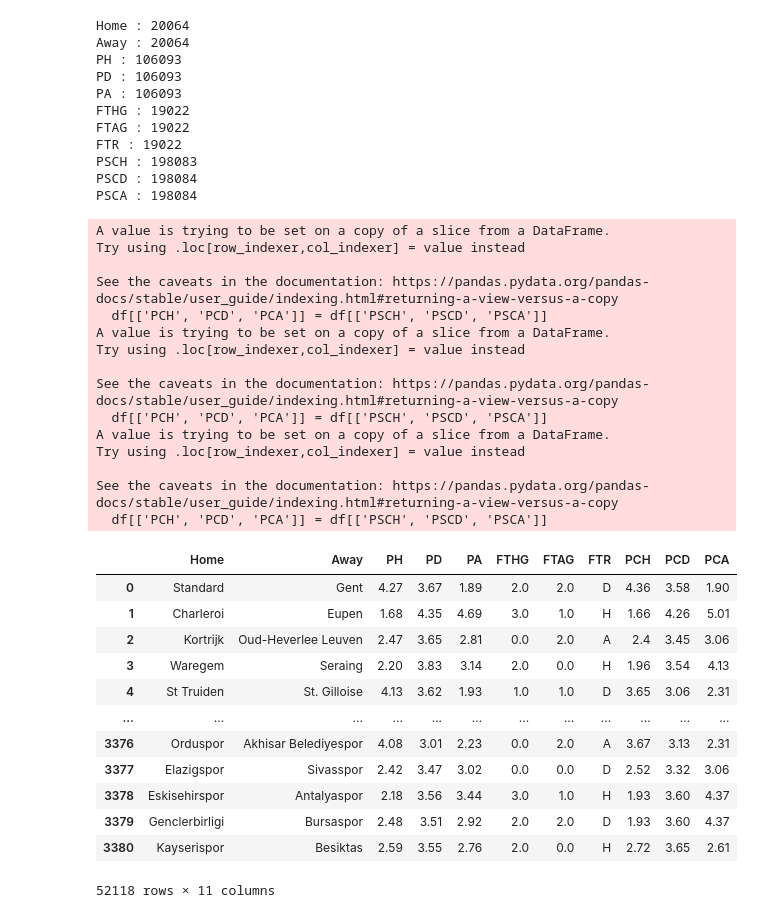
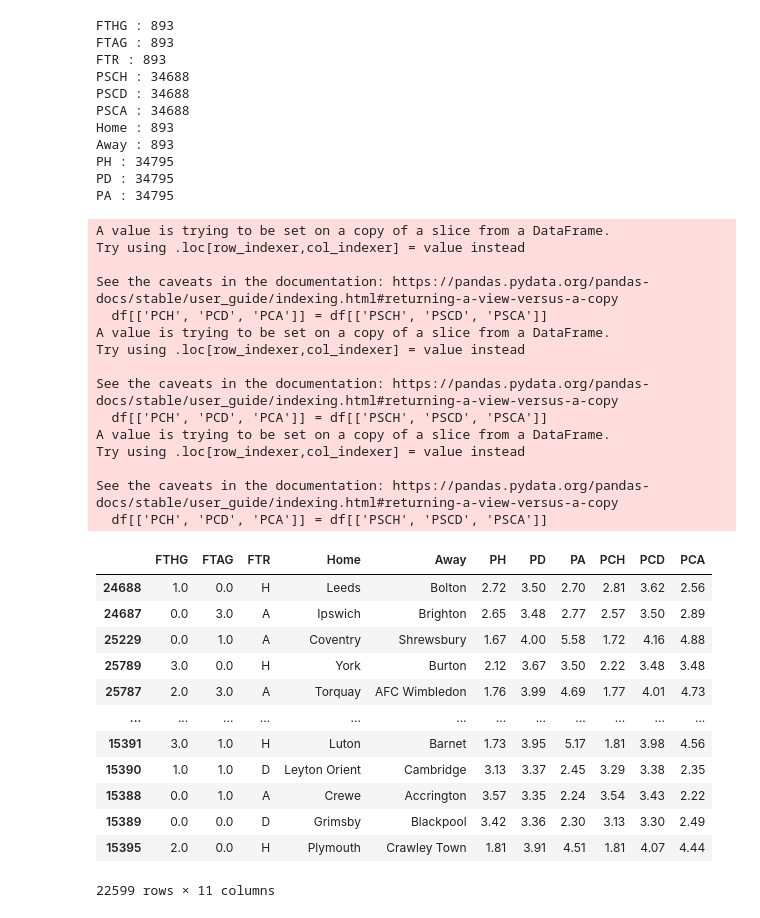
Before and after one commit to MatejFrnka/ScalableML-project, a Jupyter notebook: clean_data.ipynb, the cells around one changed output. Cells and saved outputs as stored; diff of their text form; code cells hidden in the pictures.

```diff
--- a/clean_data.ipynb
+++ b/clean_data.ipynb
@@ -99,0 +100,3 @@ Unnamed: 53 : 250201
+# %%
+df = df.sort_values('Date')
+df
@@ -100,4 +117,4 @@ Unnamed: 53 : 250201
 # %%
-premier_league_df = df.loc[df['Div'] == 'E0']
-df = df.loc[df['Div'] != 'E0']
+premier_league_df = df.loc[df['League'] == 'E0']
+df = df.loc[df['League'] != 'E0']
 premier_league_df
@@ -146,0 +135,9 @@ df
+# %%
+columns_to_keep = ['Date', 'Home', 'Away', 'PH', 'PD', 'PA', 'FTHG', 'FTAG', 'FTR', 'PSCH', 'PSCD', 'PSCA']
+
+for column in df:
+  if column not in columns_to_keep:
+    df = df.drop(column, axis=1)
+    premier_league_df = premier_league_df.drop(column, axis=1)
+
+df
@@ -148,49 +159,53 @@ df
 for column in df:
   print(column, ':', df[column].isna().sum())
 # %% [output]
-Home : 20064
-Away : 20064
-PH : 106093
-PD : 106093
-PA : 106093
-FTHG : 19022
-FTAG : 19022
-FTR : 19022
-PSCH : 198083
-PSCD : 198084
-PSCA : 198084
+FTHG : 893
+FTAG : 893
+FTR : 893
+PSCH : 34688
+PSCD : 34688
+PSCA : 34688
+Home : 893
+Away : 893
+PH : 34795
+PD : 34795
+PA : 34795
 # %%
+premier_league_df = premier_league_df[premier_league_df['PSCH'].notna()]
+premier_league_df[['PCH', 'PCD', 'PCA']] = premier_league_df[['PSCH', 'PSCD', 'PSCA']]
+premier_league_df = premier_league_df.drop(['PSCH', 'PSCD', 'PSCA'], axis=1)
+
 df = df[df['PSCH'].notna()]
 df[['PCH', 'PCD', 'PCA']] = df[['PSCH', 'PSCD', 'PSCA']]
 df = df.drop(['PSCH', 'PSCD', 'PSCA'], axis=1)
 df
 # %% [output]
 A value is trying to be set on a copy of a slice from a DataFrame.
 Try using .loc[row_indexer,col_indexer] = value instead
 
 See the caveats in the documentation: https://pandas.pydata.org/pandas-docs/stable/user_guide/indexing.html#returning-a-view-versus-a-copy
   df[['PCH', 'PCD', 'PCA']] = df[['PSCH', 'PSCD', 'PSCA']]
 A value is trying to be set on a copy of a slice from a DataFrame.
 Try using .loc[row_indexer,col_indexer] = value instead
 
 See the caveats in the documentation: https://pandas.pydata.org/pandas-docs/stable/user_guide/indexing.html#returning-a-view-versus-a-copy
   df[['PCH', 'PCD', 'PCA']] = df[['PSCH', 'PSCD', 'PSCA']]
 A value is trying to be set on a copy of a slice from a DataFrame.
 Try using .loc[row_indexer,col_indexer] = value instead
 
 See the caveats in the documentation: https://pandas.pydata.org/pandas-docs/stable/user_guide/indexing.html#returning-a-view-versus-a-copy
   df[['PCH', 'PCD', 'PCA']] = df[['PSCH', 'PSCD', 'PSCA']]
-|  | Home | Away | PH | PD | PA | FTHG | FTAG | FTR | PCH | PCD | PCA |
-| 0 | Standard | Gent | 4.27 | 3.67 | 1.89 | 2.0 | 2.0 | D | 4.36 | 3.58 | 1.90 |
-| 1 | Charleroi | Eupen | 1.68 | 4.35 | 4.69 | 3.0 | 1.0 | H | 1.66 | 4.26 | 5.01 |
-| 2 | Kortrijk | Oud-Heverlee Leuven | 2.47 | 3.65 | 2.81 | 0.0 | 2.0 | A | 2.4 | 3.45 | 3.06 |
-| 3 | Waregem | Seraing | 2.20 | 3.83 | 3.14 | 2.0 | 0.0 | H | 1.96 | 3.54 | 4.13 |
-| 4 | St Truiden | St. Gilloise | 4.13 | 3.62 | 1.93 | 1.0 | 1.0 | D | 3.65 | 3.06 | 2.31 |
+|  | FTHG | FTAG | FTR | Home | Away | PH | PD | PA | PCH | PCD | PCA |
+| 24688 | 1.0 | 0.0 | H | Leeds | Bolton | 2.72 | 3.50 | 2.70 | 2.81 | 3.62 | 2.56 |
+| 24687 | 0.0 | 3.0 | A | Ipswich | Brighton | 2.65 | 3.48 | 2.77 | 2.57 | 3.50 | 2.89 |
+| 25229 | 0.0 | 1.0 | A | Coventry | Shrewsbury | 1.67 | 4.00 | 5.58 | 1.72 | 4.16 | 4.88 |
+| 25789 | 3.0 | 0.0 | H | York | Burton | 2.12 | 3.67 | 3.50 | 2.22 | 3.48 | 3.48 |
+| 25787 | 2.0 | 3.0 | A | Torquay | AFC Wimbledon | 1.76 | 3.99 | 4.69 | 1.77 | 4.01 | 4.73 |
 | ... | ... | ... | ... | ... | ... | ... | ... | ... | ... | ... | ... |
-| 3376 | Orduspor | Akhisar Belediyespor | 4.08 | 3.01 | 2.23 | 0.0 | 2.0 | A | 3.67 | 3.13 | 2.31 |
-| 3377 | Elazigspor | Sivasspor | 2.42 | 3.47 | 3.02 | 0.0 | 0.0 | D | 2.52 | 3.32 | 3.06 |
-| 3378 | Eskisehirspor | Antalyaspor | 2.18 | 3.56 | 3.44 | 3.0 | 1.0 | H | 1.93 | 3.60 | 4.37 |
-| 3379 | Genclerbirligi | Bursaspor | 2.48 | 3.51 | 2.92 | 2.0 | 2.0 | D | 1.93 | 3.60 | 4.37 |
-| 3380 | Kayserispor | Besiktas | 2.59 | 3.55 | 2.76 | 2.0 | 0.0 | H | 2.72 | 3.65 | 2.61 |
+| 15391 | 3.0 | 1.0 | H | Luton | Barnet | 1.73 | 3.95 | 5.17 | 1.81 | 3.98 | 4.56 |
+| 15390 | 1.0 | 1.0 | D | Leyton Orient | Cambridge | 3.13 | 3.37 | 2.45 | 3.29 | 3.38 | 2.35 |
+| 15388 | 0.0 | 1.0 | A | Crewe | Accrington | 3.57 | 3.35 | 2.24 | 3.54 | 3.43 | 2.22 |
+| 15389 | 0.0 | 0.0 | D | Grimsby | Blackpool | 3.42 | 3.36 | 2.30 | 3.13 | 3.30 | 2.49 |
+| 15395 | 2.0 | 0.0 | H | Plymouth | Crawley Town | 1.81 | 3.91 | 4.51 | 1.81 | 4.07 | 4.44 |
-52118 rows × 11 columns
+22599 rows × 11 columns
 # %%
```
Also changed, not shown: parts of 9 cells of this notebook, 35 other files.
